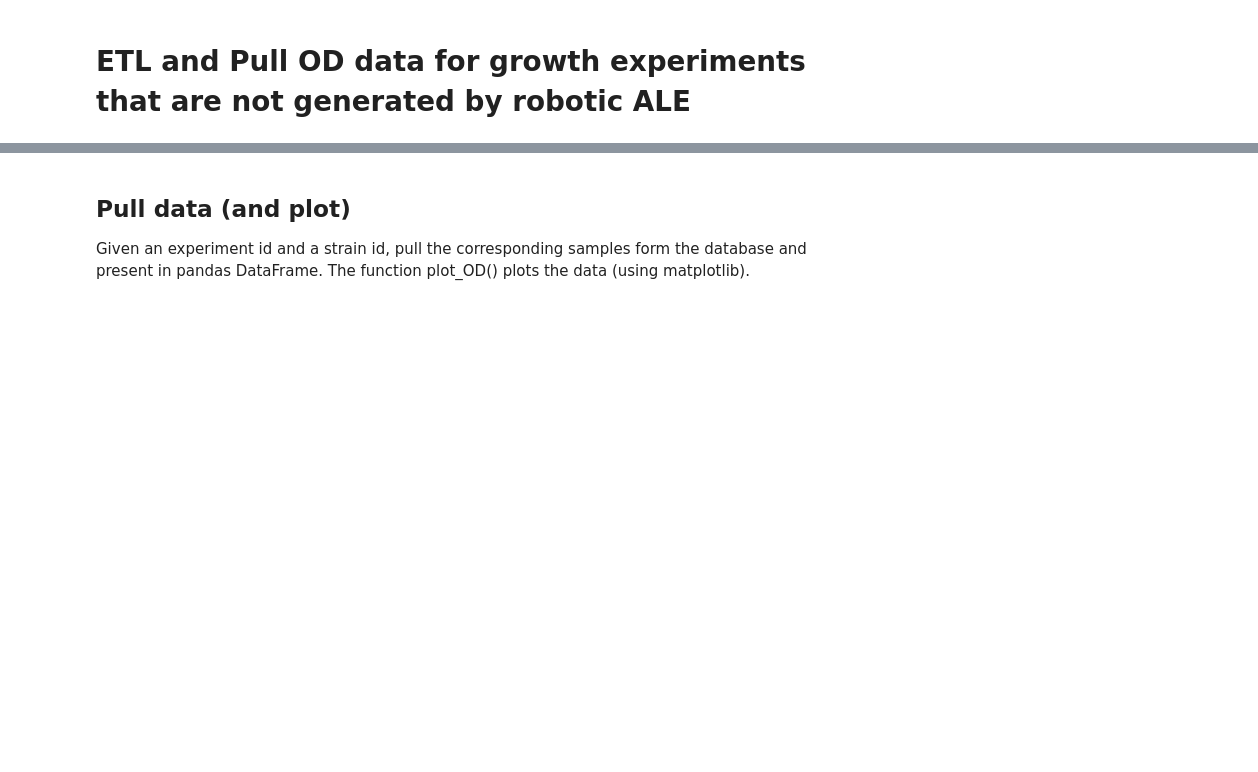
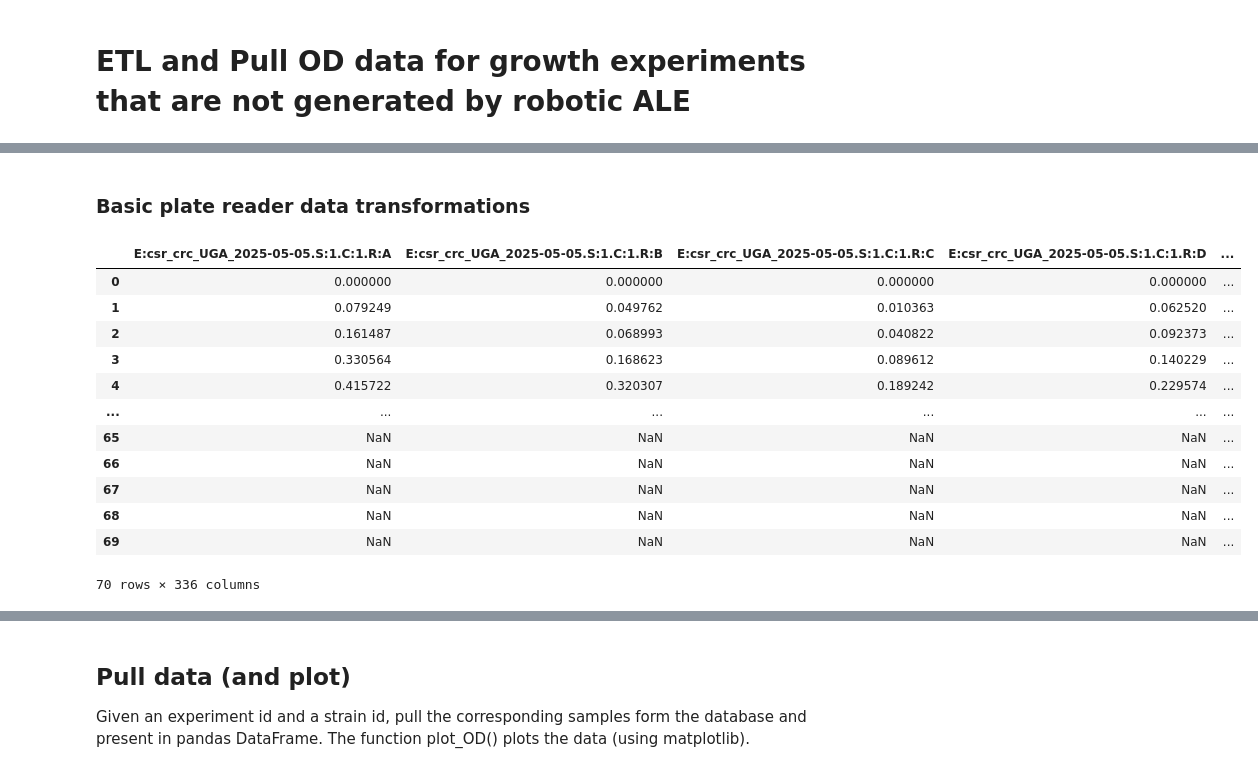
Before and after one commit to nspahr08/ai_synbio_data_processing, a Jupyter notebook: non-ALE_growth_ETL_pull.ipynb, the cells around one changed output, grey strips where cells are left out. Cells and saved outputs as stored; diff of their text form; code cells hidden in the pictures; blank space fills up the shorter version.

```diff
--- a/non-ALE_growth_ETL_pull.ipynb
+++ b/non-ALE_growth_ETL_pull.ipynb
@@ -2,0 +42,14 @@
+# %%
+mapping['experiment_id'] = experiment
+mapping['operation_id'] = operation
+mapping['measurement_type'] = 'growth'
+mapping['filename'] = data_file
+mapping['sample_name'] = ('E:' + experiment +
+                          '.S:' + mapping['strain_id'].astype(str) +
+                          '.C:' +  mapping['growth_condition'].astype(str) +
+                          '.R:' + mapping['replicate'])
+mapping['plate'] = pd.NA
+mapping['well'] = pd.NA
+mapping['passage'] = pd.NA
+mapping['parent_sample_id'] = pd.NA
+mapping['innoculation_timestamp'] = pd.NA
@@ -2,0 +82,2 @@
+# %% [markdown]
+### Basic plate reader data transformations
@@ -2,0 +90,16 @@
+# %%
+plate.data
+# %% [output]
+|  | E:csr_crc_UGA_2025-05-05.S:1.C:1.R:A | E:csr_crc_UGA_2025-05-05.S:1.C:1.R:B | E:csr_crc_UGA_2025-05-05.S:1.C:1.R:C | E:csr_crc_UGA_2025-05-05.S:1.C:1.R:D | ... |
+| 0 | 0.000000 | 0.000000 | 0.000000 | 0.000000 | ... |
+| 1 | 0.079249 | 0.049762 | 0.010363 | 0.062520 | ... |
+| 2 | 0.161487 | 0.068993 | 0.040822 | 0.092373 | ... |
+| 3 | 0.330564 | 0.168623 | 0.089612 | 0.140229 | ... |
+| 4 | 0.415722 | 0.320307 | 0.189242 | 0.229574 | ... |
+| ... | ... | ... | ... | ... | ... |
+| 65 | NaN | NaN | NaN | NaN | ... |
+| 66 | NaN | NaN | NaN | NaN | ... |
+| 67 | NaN | NaN | NaN | NaN | ... |
+| 68 | NaN | NaN | NaN | NaN | ... |
+| 69 | NaN | NaN | NaN | NaN | ... |
+70 rows × 336 columns
```
Also changed, not shown: parts of 16 cells of this notebook.
